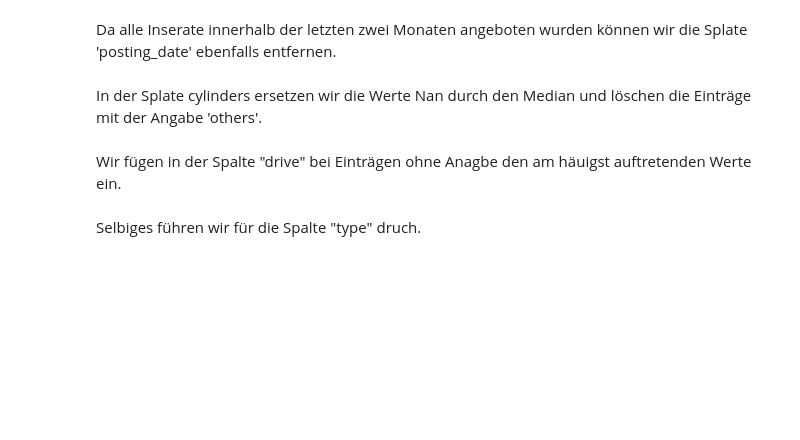
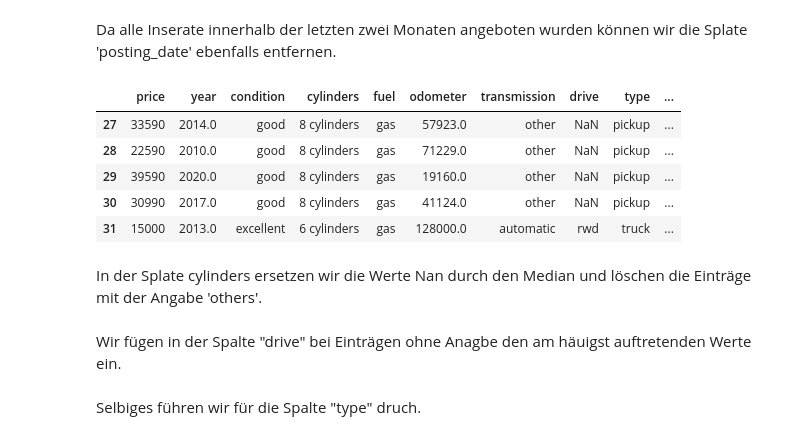
Before and after one commit to Beardlesspeet/KI_ML_Projectarbeit, a Jupyter notebook: Final.ipynb, the cells around one changed output. Drawn from its saved outputs; the diff is of its cells as text; code cells hidden in the pictures; blank space fills up the shorter version.

```diff
--- a/Final.ipynb
+++ b/Final.ipynb
@@ -284,9 +261,9 @@ Name: car_model, Length: 324925, dtype: object
 # %%
- i=0
- for x in df.posting_date:
-     df.iloc[i,12]=x[:7:]
+i=0
+for x in df.posting_date:
+     df.iloc[i,11]=x[:7:]
      i=i+1
 
- df
- print(df["posting_date"].unique())
+df
+print(df["posting_date"].unique())
 # %% [output]
@@ -297,6 +272,14 @@ Name: car_model, Length: 324925, dtype: object
 Da alle Inserate innerhalb der letzten zwei Monaten angeboten wurden können wir die Splate 'posting_date' ebenfalls entfernen.
 # %%
 df=df.drop('posting_date',axis=1)
+df.head()
+# %% [output]
+|  | price | year | condition | cylinders | fuel | odometer | transmission | drive | type | ... |
+| 27 | 33590 | 2014.0 | good | 8 cylinders | gas | 57923.0 | other | NaN | pickup | ... |
+| 28 | 22590 | 2010.0 | good | 8 cylinders | gas | 71229.0 | other | NaN | pickup | ... |
+| 29 | 39590 | 2020.0 | good | 8 cylinders | gas | 19160.0 | other | NaN | pickup | ... |
+| 30 | 30990 | 2017.0 | good | 8 cylinders | gas | 41124.0 | other | NaN | pickup | ... |
+| 31 | 15000 | 2013.0 | excellent | 6 cylinders | gas | 128000.0 | automatic | rwd | truck | ... |
 # %% [markdown]
 In der Splate cylinders ersetzen wir die Werte Nan durch den Median und löschen die Einträge mit der Angabe 'others'.
 # %%
```
Also changed, not shown: parts of 75 cells of this notebook, 9 other files.
